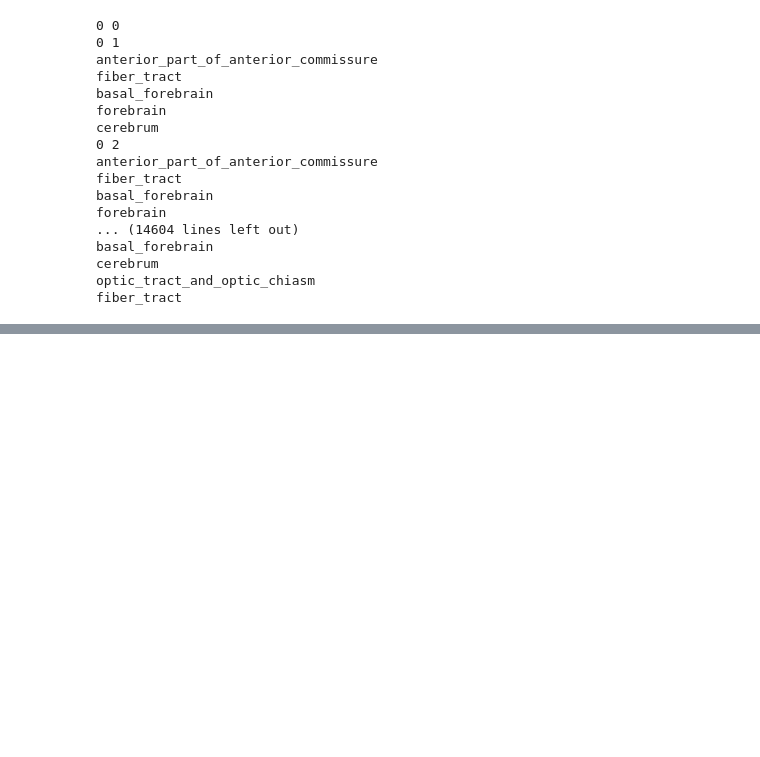
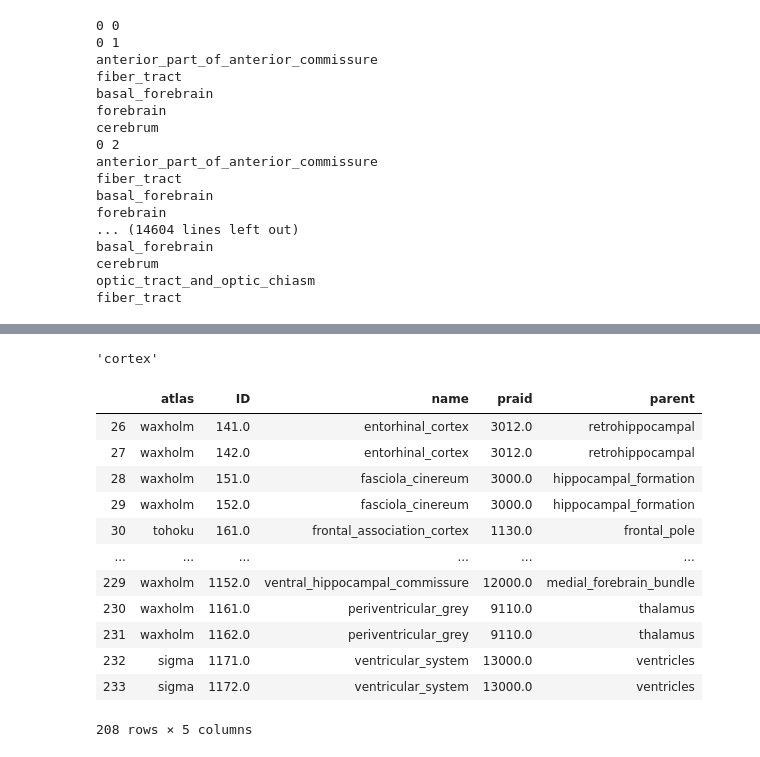
Before and after one commit to PrincetonUniversity/BrainPipe, a Jupyter notebook: tools/analysis/analysis_label_hierarchies.ipynb, the cells around one changed output, grey strips where cells are left out. Saved outputs shown, nothing was run; the diff lists cells and outputs as text; code cells hidden in the pictures; blank space fills up the shorter version.

Commit message:
cleaning up new notebook and adding more functionality for looking at atlas disagreements and saving out info

```diff
--- a/tools/analysis/analysis_label_hierarchies.ipynb
+++ b/tools/analysis/analysis_label_hierarchies.ipynb
@@ -211,0 +253,20 @@ sigma = make_column_safe(sigma,2)
+# %%
+get_name_from_val(lab_fischer,96)
+# %% [output]
+'cortex'
+# %%
+lab_sigma[lab_sigma.ID> 140]
+# %% [output]
+|  | atlas | ID | name | praid | parent |
+| 26 | waxholm | 141.0 | entorhinal_cortex | 3012.0 | retrohippocampal |
+| 27 | waxholm | 142.0 | entorhinal_cortex | 3012.0 | retrohippocampal |
+| 28 | waxholm | 151.0 | fasciola_cinereum | 3000.0 | hippocampal_formation |
+| 29 | waxholm | 152.0 | fasciola_cinereum | 3000.0 | hippocampal_formation |
+| 30 | tohoku | 161.0 | frontal_association_cortex | 1130.0 | frontal_pole |
+| ... | ... | ... | ... | ... | ... |
+| 229 | waxholm | 1152.0 | ventral_hippocampal_commissure | 12000.0 | medial_forebrain_bundle |
+| 230 | waxholm | 1161.0 | periventricular_grey | 9110.0 | thalamus |
+| 231 | waxholm | 1162.0 | periventricular_grey | 9110.0 | thalamus |
+| 232 | sigma | 1171.0 | ventricular_system | 13000.0 | ventricles |
+| 233 | sigma | 1172.0 | ventricular_system | 13000.0 | ventricles |
+208 rows × 5 columns
```
Also changed, not shown: parts of 57 cells of this notebook.
